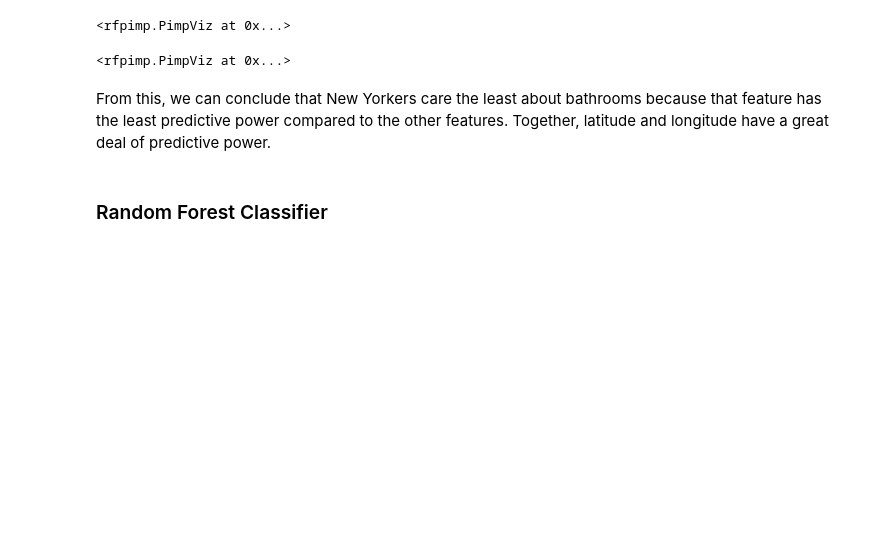
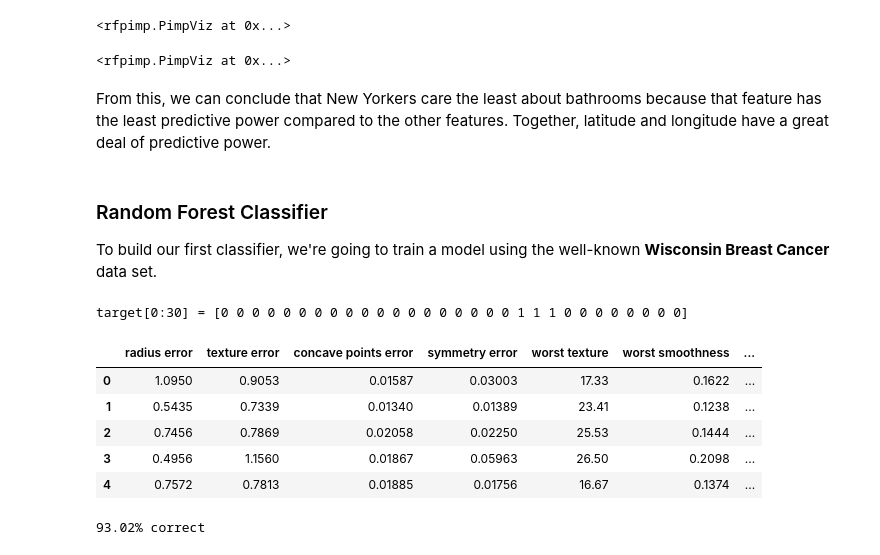
Before and after one commit to georggie/The-Mechanics-of-Machine-Learning, a Jupyter notebook: notes/First-Taste-of-Applied-Machine-Learning.ipynb, the cells around one changed output. Saved outputs shown, nothing was run; the diff lists cells and outputs as text; code cells hidden in the pictures; blank space fills up the shorter version.

Commit message:
First chapter done

```diff
--- a/notes/First-Taste-of-Applied-Machine-Learning.ipynb
+++ b/notes/First-Taste-of-Applied-Machine-Learning.ipynb
@@ -164,5 +170,48 @@ plot_importances(imp, color='#4575b4', vscale=1.8)
 <rfpimp.PimpViz at 0x...>
 # %% [markdown]
 From this, we can conclude that New Yorkers care the least about bathrooms because that feature has the least predictive power compared to the other features. Together, latitude and longitude have a great deal of predictive power.
-# %% [markdown]
-### Random Forest Classifier
+# %% [markdown]
+### Random Forest Classifier
+
+To build our first classifier, we're going to train a model using the well-known **Wisconsin Breast Cancer** data set.
+# %%
+from sklearn.datasets import load_breast_cancer
+
+# load data
+cancer = load_breast_cancer()
+
+X = cancer.data
+y = cancer.target
+df = pd.DataFrame(X, columns=cancer.feature_names)
+# %%
+# turns out that these few features are the ones which matter
+features = ['radius error', 'texture error', 'concave points error',
+            'symmetry error', 'worst texture', 'worst smoothness',
+            'worst symmetry']
+
+# select just these features
+df = df[features]
+
+# show 30 values of malignant/benign target
+print("target[0:30] =", y[0:30])
+df.head()
+# %% [output]
+target[0:30] = [0 0 0 0 0 0 0 0 0 0 0 0 0 0 0 0 0 0 0 1 1 1 0 0 0 0 0 0 0 0]
+|  | radius error | texture error | concave points error | symmetry error | worst texture | worst smoothness | ... |
+| 0 | 1.0950 | 0.9053 | 0.01587 | 0.03003 | 17.33 | 0.1622 | ... |
+| 1 | 0.5435 | 0.7339 | 0.01340 | 0.01389 | 23.41 | 0.1238 | ... |
+| 2 | 0.7456 | 0.7869 | 0.02058 | 0.02250 | 25.53 | 0.1444 | ... |
+| 3 | 0.4956 | 1.1560 | 0.01867 | 0.05963 | 26.50 | 0.2098 | ... |
+| 4 | 0.7572 | 0.7813 | 0.01885 | 0.01756 | 16.67 | 0.1374 | ... |
+# %%
+# train the model
+X_train, X_test, y_train, y_test = train_test_split(df, y, test_size=0.15)
+
+classifier = RandomForestClassifier(n_estimators=300, n_jobs=-1)
+classifier.fit(X_train, y_train)
+
+# calculate the model
+validation_error = classifier.score(X_test, y_test)
+print(f"{validation_error*100:.2f}% correct")
+# %% [output]
+93.02% correct
```
Also changed, not shown: parts of 10 cells of this notebook, 1 other file.
